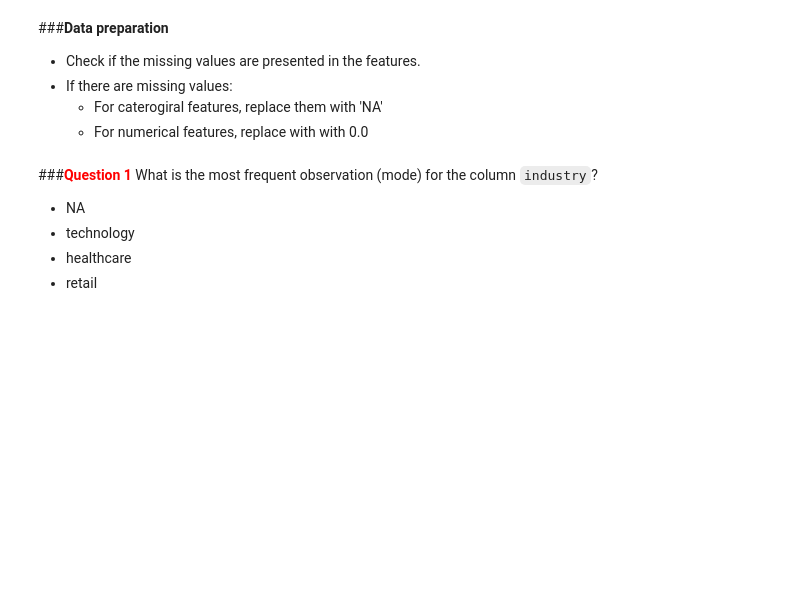
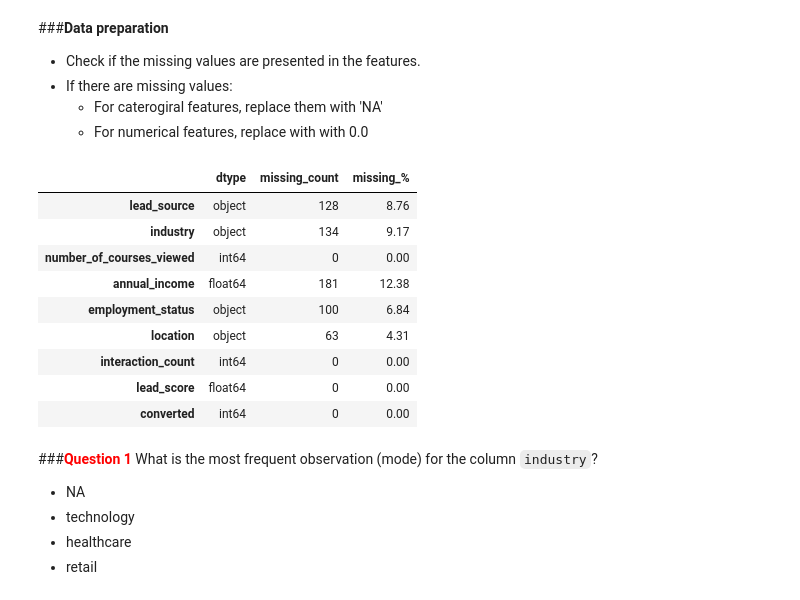
Before and after one commit to bogdan-kovalchuk/course-ml-zoomcamp, a Jupyter notebook: 03-classification/03_classification_homework.ipynb, the cells around one changed output. Saved outputs shown, nothing was run; the diff lists cells and outputs as text; code cells hidden in the pictures; blank space fills up the shorter version.

Commit message:
Data preparation

```diff
--- a/03-classification/03_classification_homework.ipynb
+++ b/03-classification/03_classification_homework.ipynb
@@ -58,4 +58,21 @@ df.describe(include='all', percentiles=[.25,.5,.75]).T
 * If there are missing values:
   * For caterogiral features, replace them with 'NA'
   * For numerical features, replace with with 0.0
+# %%
+pd.DataFrame({
+    'dtype': df.dtypes,
+    'missing_count': df.isnull().sum(),
+    'missing_%': (df.isnull().sum() / len(df) * 100).round(2)
+})
+# %% [output]
+|  | dtype | missing_count | missing_% |
+| lead_source | object | 128 | 8.76 |
+| industry | object | 134 | 9.17 |
+| number_of_courses_viewed | int64 | 0 | 0.00 |
+| annual_income | float64 | 181 | 12.38 |
+| employment_status | object | 100 | 6.84 |
+| location | object | 63 | 4.31 |
+| interaction_count | int64 | 0 | 0.00 |
+| lead_score | float64 | 0 | 0.00 |
+| converted | int64 | 0 | 0.00 |
 # %%
```
Also changed, not shown: parts of 1 cell of this notebook.
